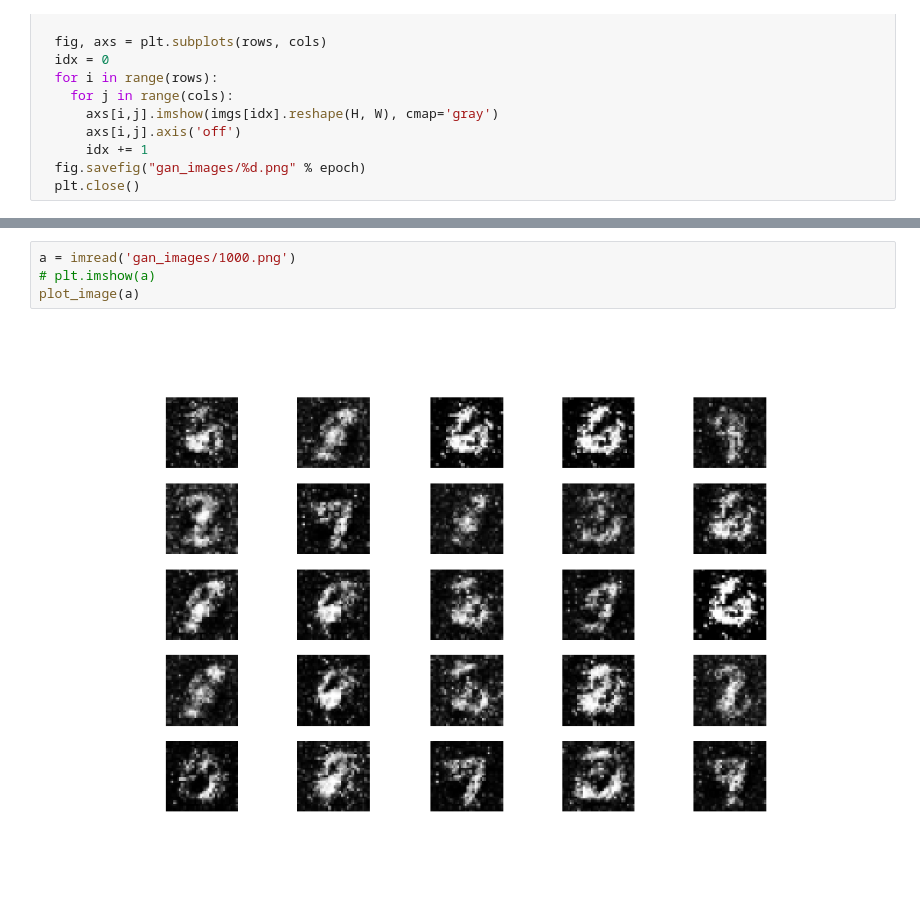
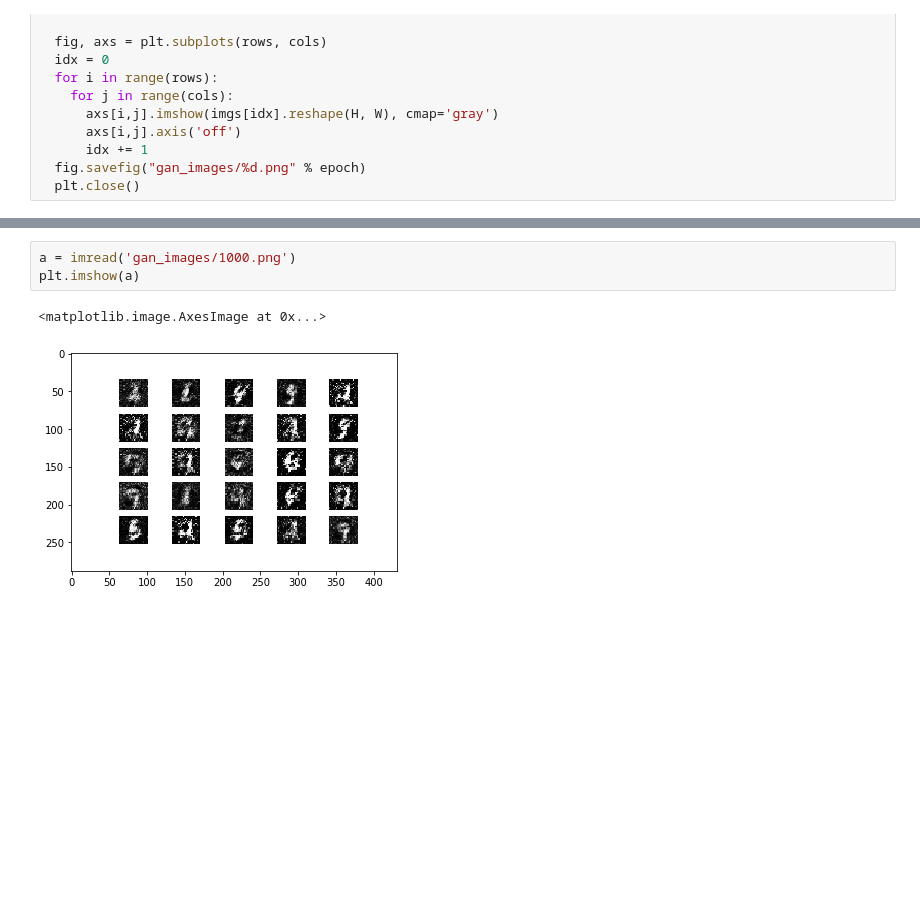
Before and after one commit to Nickel777/ITSP200, a Jupyter notebook: TF2_0_GAN.ipynb, the cells around one changed output, grey strips where cells are left out. Saved outputs shown, nothing was run; the diff lists cells and outputs as text; blank space fills up the shorter version.

```diff
--- a/TF2_0_GAN.ipynb
+++ b/TF2_0_GAN.ipynb
@@ -259,8 +243,8 @@ plt.imshow(a)
 # %%
 a = imread('gan_images/1000.png')
-# plt.imshow(a)
-plot_image(a)
+plt.imshow(a)
 # %% [output]
+<matplotlib.image.AxesImage at 0x...>
-[figure, old version]
+[figure, new version]
 # %%
 a = imread('gan_images/5000.png')
```
Also changed, not shown: parts of 11 cells of this notebook.
